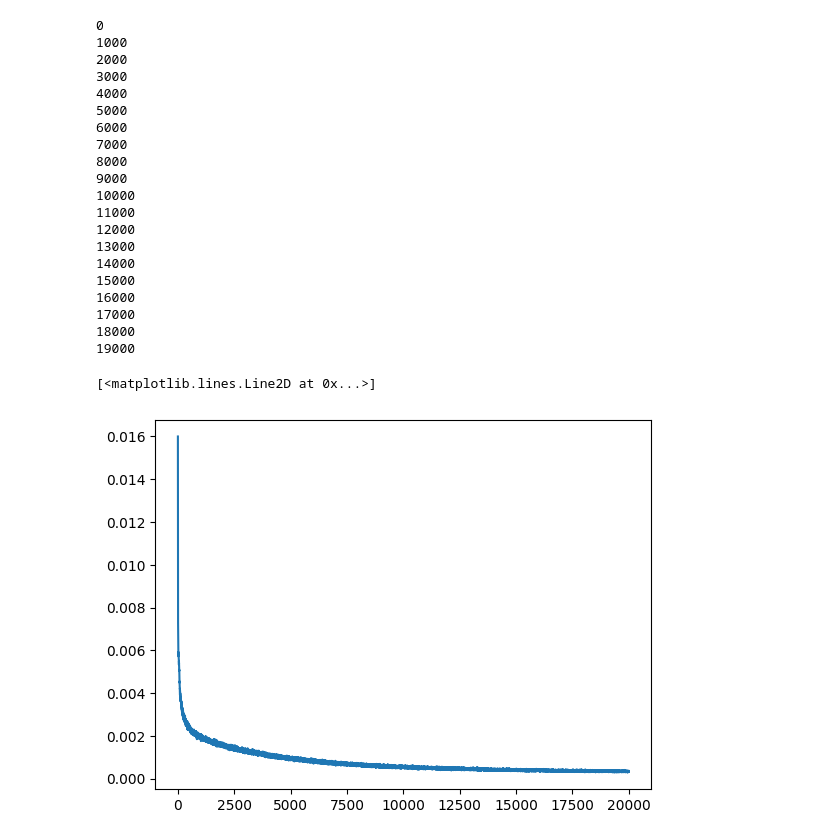
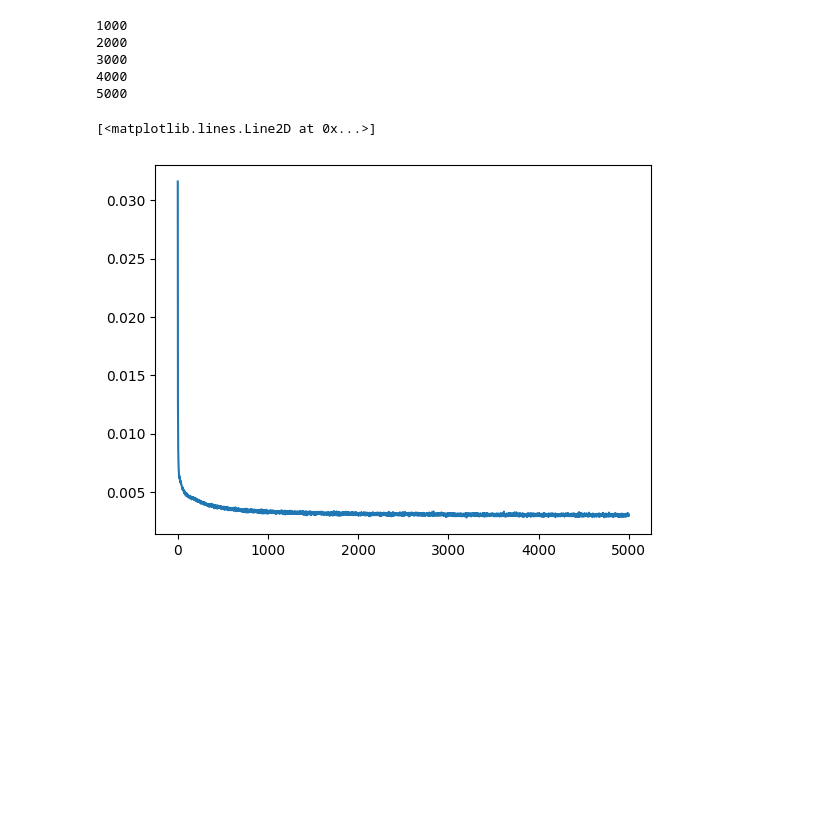
Before and after one commit to antony-zhao/RLTesting, a Jupyter notebook: rltesting/fvd_experiments/testing.ipynb, the cells around one changed output. Drawn from its saved outputs; the diff is of its cells as text; code cells hidden in the pictures; blank space fills up the shorter version.

```diff
--- a/rltesting/fvd_experiments/testing.ipynb
+++ b/rltesting/fvd_experiments/testing.ipynb
@@ -1,4 +1,5 @@
 # %%
+%matplotlib inline
 from wrapper import BasicEnvironmentRGB, DomainRandomization
 import gymnasium as gym
 from gymnasium.wrappers import FrameStackObservation, TransformObservation
@@ -6,7 +7,7 @@ from matplotlib import pyplot as plt
 from rltesting.torch_rl.utils import random_sample_single_env
 from rltesting.torch_rl.buffers import ReplayBuffer
 from rltesting.torch_rl.models import MLP
-from fundamental_variable_discovery import Encoder, Decoder, DoubleAutoencoder
+from fvd_models import Encoder, Decoder, AEVAE
 import numpy as np
 import torch
 import skdim
@@ -15,8 +16,9 @@ to_numpy = lambda x: x.cpu().detach().numpy()
 framestack = 2
 latent_dim = 1024
 obs_shape = 64
-steps = 10000
-l1_coeff = 0
+data_steps = 20000
+num_epochs = 50
+steps_per_epoch = 200
 env = gym.make('Acrobot-v1', render_mode="rgb_array")
 # env = DomainRandomization(env, {"LINK_LENGTH_1": (0.5, 2.0), "LINK_LENGTH_2": (0.5, 2.0)})
 env = BasicEnvironmentRGB(env, (obs_shape, obs_shape))
@@ -25,14 +27,15 @@ env = TransformObservation(env, lambda obs: np.transpose(obs, (1, 2, 0, 3)), obs
 env = TransformObservation(env, lambda obs: np.reshape(obs, (obs_shape, obs_shape, 3 * framestack)), observation_space=gym.spaces.Box(0, 255, (obs_shape, obs_shape, 3 * framestack), dtype=np.uint8))
 buffer_shapes = [(obs_shape, obs_shape, 3 * framestack), (), (), ()]
 dtypes = [np.uint8, np.float32, np.float32, np.float32]
-buffer = ReplayBuffer(buffer_shapes, dtypes, buffer_size=steps)
+buffer = ReplayBuffer(buffer_shapes, dtypes, buffer_size=data_steps)
 # %%
 obs, _ = env.reset()
 # %%
-samples = random_sample_single_env(env, num_steps=steps)
-for i in range(steps):
+samples = random_sample_single_env(env, num_steps=data_steps)
+for i in range(data_steps):
     buffer.add_sample([samples[j][i] for j in range(len(samples))].copy())
 # %%
 encoder = Encoder(framestack, latent_dim, obs_shape).cuda()
 decoder = Decoder(encoder.conv_dim, framestack, latent_dim).cuda()
 opt = torch.optim.Adam(list(encoder.parameters()) + list(decoder.parameters()), 3e-4)
+scheduler = torch.optim.lr_scheduler.ExponentialLR(opt, gamma=0.97)
@@ -180,46 +121,30 @@ tensor([ 0.8758,  0.2084,  0.0963,  ...,  0.6461,  0.8609, -0.3088],
 # %%
-%matplotlib inline
 intrinsic_dim = round(np.mean(latent_ID))
-double_autoencoder = DoubleAutoencoder(encoder, decoder, latent_dim, intrinsic_dim).cuda()
-int_opt = torch.optim.AdamW(double_autoencoder.parameters(), 3e-5)
-
+double_autoencoder = AEVAE(encoder, decoder, latent_dim, intrinsic_dim, penalty_coef=1e-4).cuda()
+int_opt = torch.optim.AdamW(double_autoencoder.parameters(), 3e-4)
+int_scheduler = torch.optim.lr_scheduler.ExponentialLR(int_opt, gamma=0.97)
 losses = []
-for i in range(20000):
-    if i % 1000 == 0:
-        print(i)
-    samples = buffer.sample(256)
-    obs = (torch.tensor(samples[0]).float().transpose(-3, -1) / 255).cuda()
-    intrinsic = double_autoencoder.double_encode(obs)
-    reconstruction = double_autoencoder.double_decode(intrinsic)
-    loss = torch.nn.functional.mse_loss(reconstruction, obs)
-    loss.backward()
-    int_opt.step()
-    int_opt.zero_grad()
-    opt.step()
-    opt.zero_grad()
-    losses.append(loss.detach().cpu().numpy())
+for i in range(1, num_epochs + 1):
+    for _ in range(steps_per_epoch):
+        samples = buffer.sample(256)
+        obs = (torch.tensor(samples[0]).float().transpose(-3, -1) / 255).cuda()
+        loss = double_autoencoder.reconstruction_loss(obs)
+        loss.backward()
+        int_opt.step()
+        int_opt.zero_grad()
+        # opt.step()
+        # opt.zero_grad()
+        losses.append(loss.detach().cpu().numpy())
+    int_scheduler.step()
+    if i % 10 == 0:
+        print(i * steps_per_epoch)
 plt.plot(losses)
 # %% [output]
-0
 1000
 2000
 3000
 4000
 5000
-6000
-7000
-8000
-9000
-10000
-11000
-12000
-13000
-14000
-15000
-16000
-17000
-18000
-19000
 [<matplotlib.lines.Line2D at 0x...>]
-[figure, old version]
+[figure, new version]
 # %%
```
Also changed, not shown: parts of 11 cells of this notebook, 11 other files.
